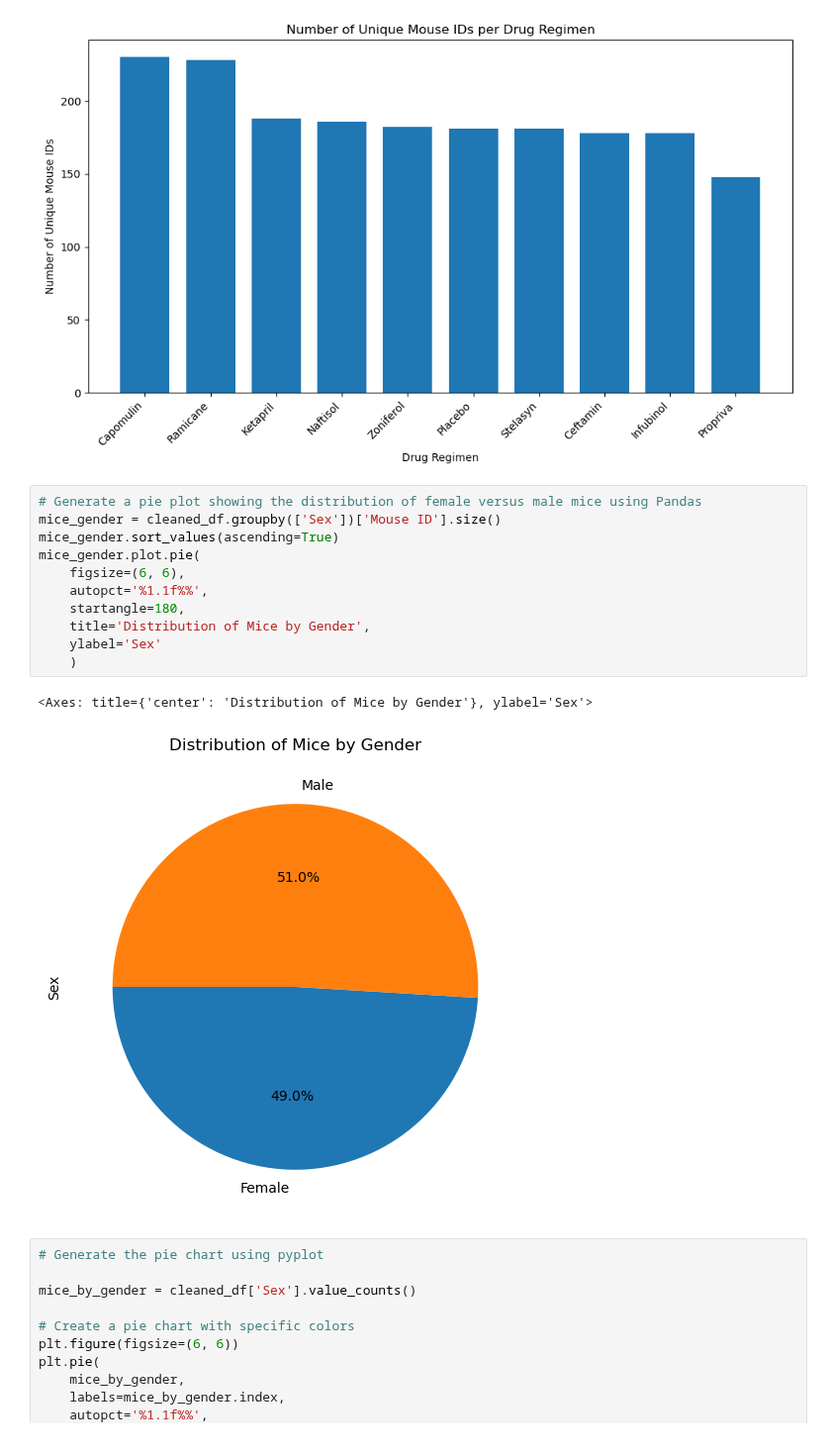
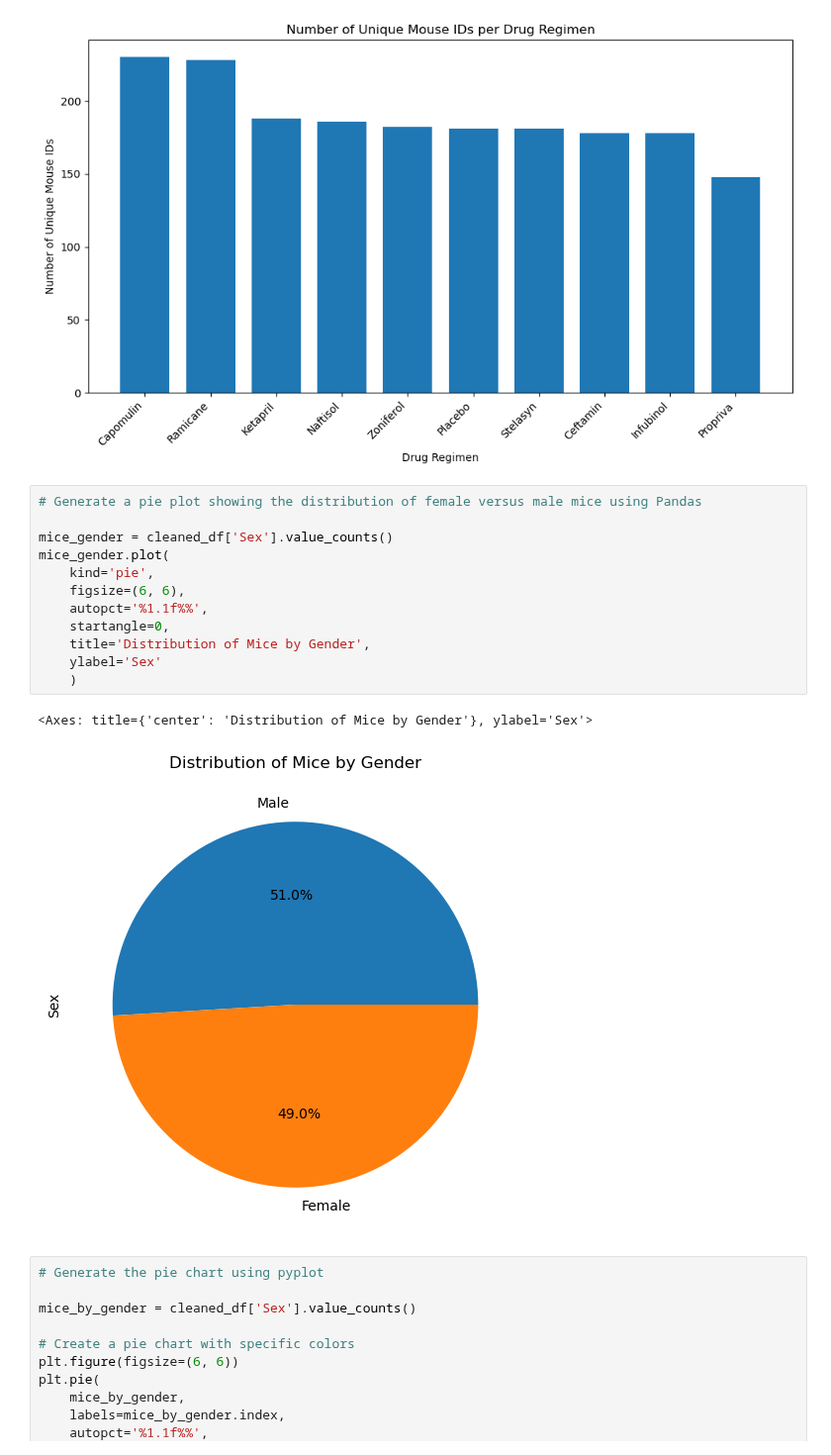
Before and after one commit to chris-yujin/data-visualization-challenge, a Jupyter notebook: Pymaceuticals/pymaceuticals.ipynb, the cells around one changed output. Shown at 99% size. Saved outputs shown, nothing was run; the diff lists cells and outputs as text.

```diff
--- a/Pymaceuticals/pymaceuticals.ipynb
+++ b/Pymaceuticals/pymaceuticals.ipynb
@@ -241,18 +254,19 @@ plt.show()
 [figure]
 # %%
 # Generate a pie plot showing the distribution of female versus male mice using Pandas
-mice_gender = cleaned_df.groupby(['Sex'])['Mouse ID'].size()
-mice_gender.sort_values(ascending=True)
-mice_gender.plot.pie(
+
+mice_gender = cleaned_df['Sex'].value_counts()
+mice_gender.plot(
+    kind='pie',
     figsize=(6, 6),
     autopct='%1.1f%%',
-    startangle=180,
+    startangle=0,
     title='Distribution of Mice by Gender',
     ylabel='Sex'
     )
 # %% [output]
 <Axes: title={'center': 'Distribution of Mice by Gender'}, ylabel='Sex'>
-[figure, old version]
+[figure, new version]
 # %%
 # Generate the pie chart using pyplot
 
```
Also changed, not shown: parts of 18 cells of this notebook, 2 other files.
